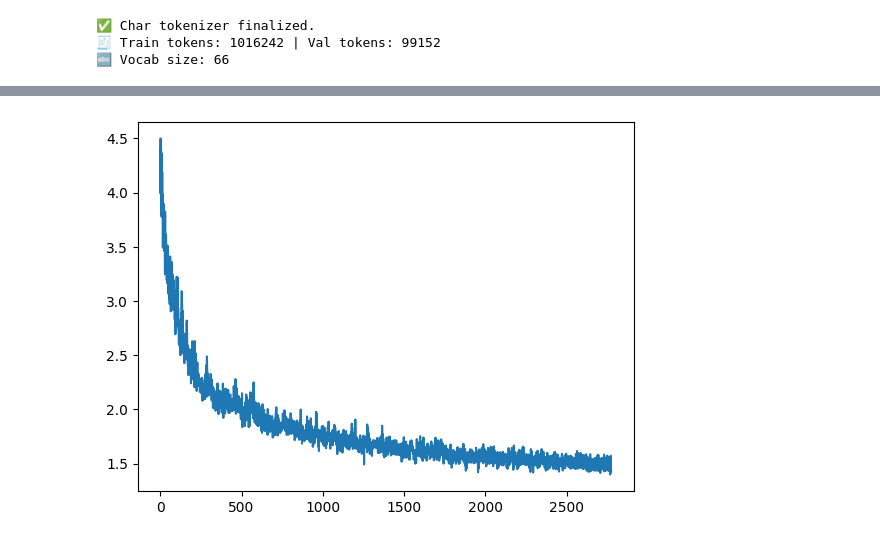
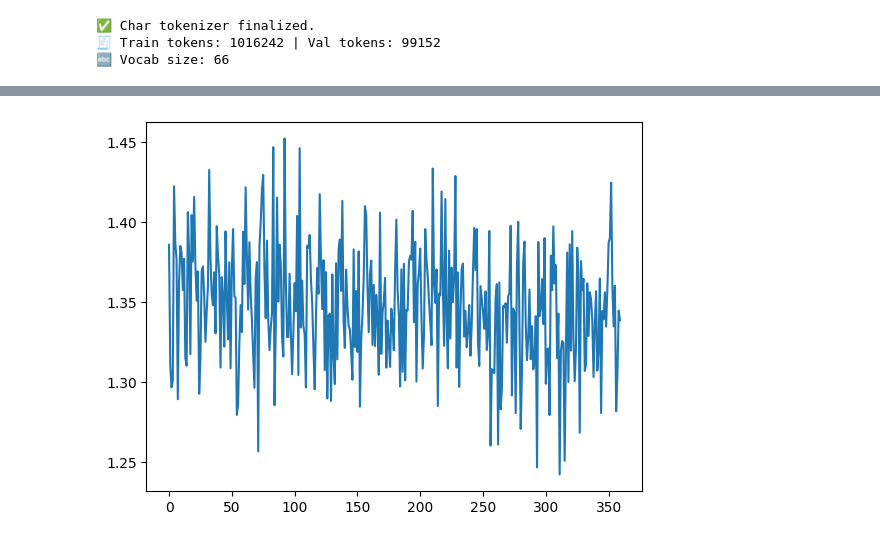
Before and after one commit to falseywinchnet/PyITD, a Jupyter notebook: tiny.ipynb, the cells around one changed output, grey strips where cells are left out. Drawn from its saved outputs; the diff is of its cells as text; code cells hidden in the pictures.

```diff
--- a/tiny.ipynb
+++ b/tiny.ipynb
@@ -599,9 +1194,9 @@ KeyboardInterrupt:
 # %%
 from matplotlib import pyplot as plt
-plt.plot(losses[100:])
+plt.plot(losses[-360:])
 plt.show()
 # %% [output]
-[figure, old version]
+[figure, new version]
 # %%
 import torch
 import torch.nn as nn
```
Also changed, not shown: parts of 13 cells of this notebook.
